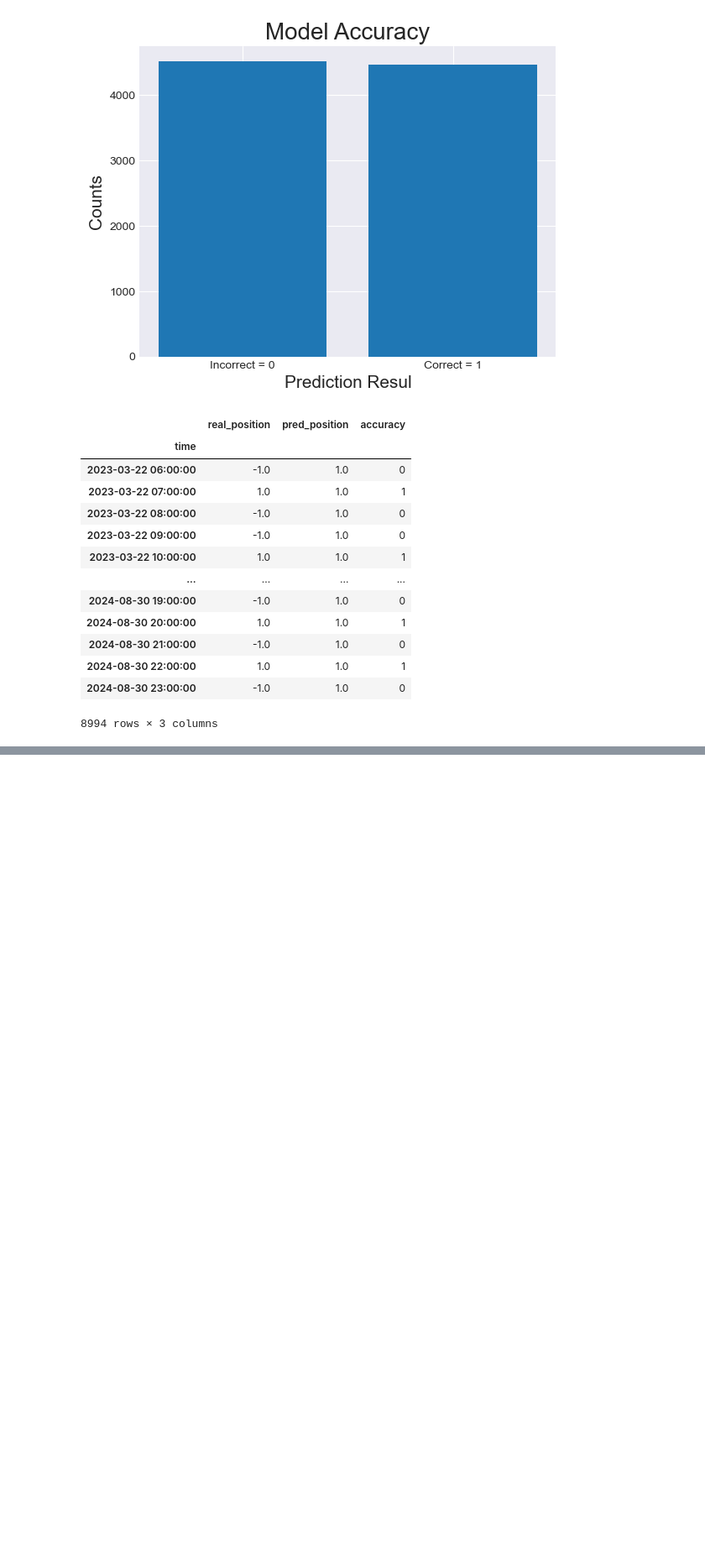
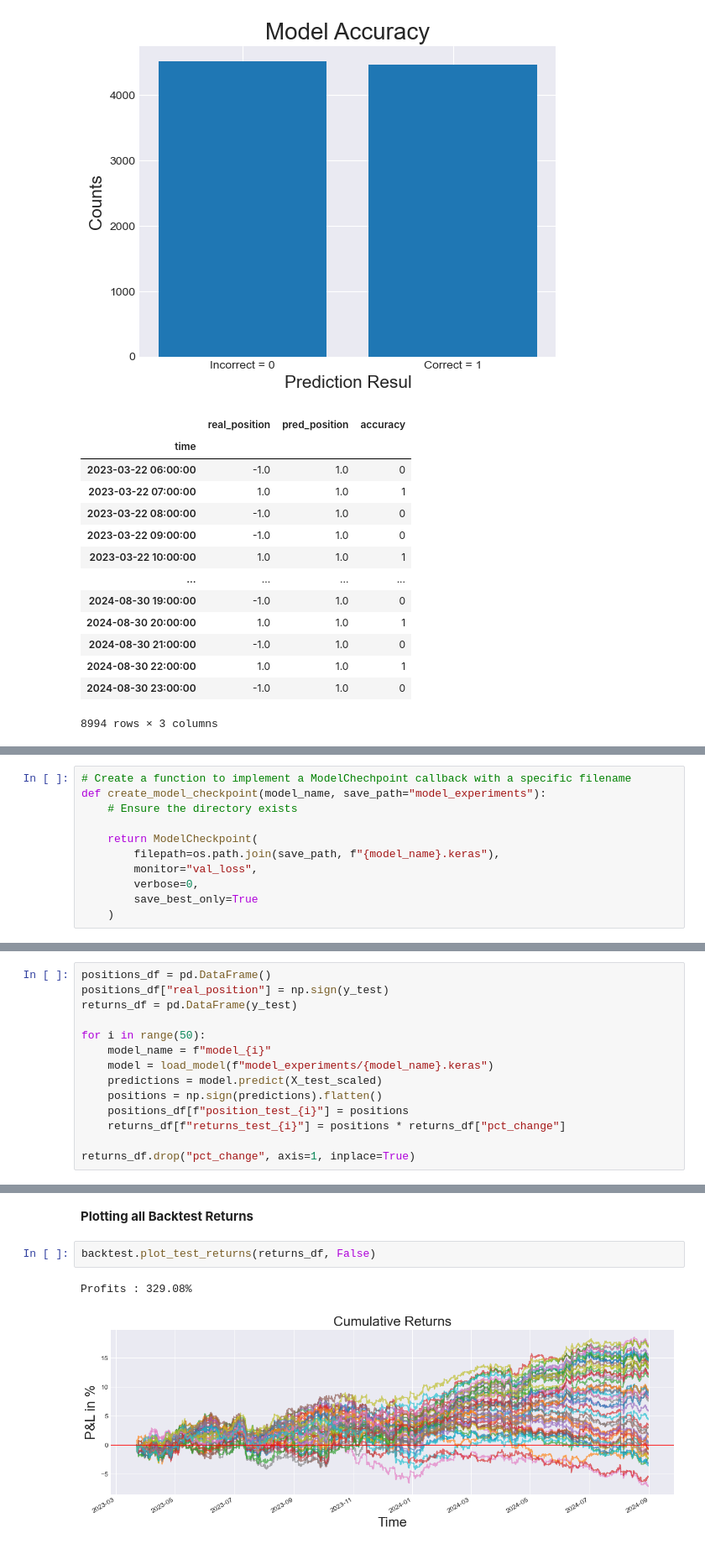
Before and after one commit to YarosInter/Time-Series-Dense-Neural-Network, a Jupyter notebook: Dense_Layer_Neural_Network.ipynb, the cells around one changed output, grey strips where cells are left out. Shown at 84% size. Drawn from its saved outputs; the diff is of its cells as text; blank space fills up the shorter version.

```diff
--- a/Dense_Layer_Neural_Network.ipynb
+++ b/Dense_Layer_Neural_Network.ipynb
@@ -456,0 +464,11 @@ Model has an accuracy of: 49.68%
+# %%
+# Create a function to implement a ModelChechpoint callback with a specific filename
+def create_model_checkpoint(model_name, save_path="model_experiments"):
+    # Ensure the directory exists
+
+    return ModelCheckpoint(
+        filepath=os.path.join(save_path, f"{model_name}.keras"),
+        monitor="val_loss",
+        verbose=0,
+        save_best_only=True
+    )
@@ -456,0 +544,14 @@ Model has an accuracy of: 49.68%
+# %%
+positions_df = pd.DataFrame()
+positions_df["real_position"] = np.sign(y_test)
+returns_df = pd.DataFrame(y_test)
+
+for i in range(50):
+    model_name = f"model_{i}"
+    model = load_model(f"model_experiments/{model_name}.keras")
+    predictions = model.predict(X_test_scaled)
+    positions = np.sign(predictions).flatten()
+    positions_df[f"position_test_{i}"] = positions
+    returns_df[f"returns_test_{i}"] = positions * returns_df["pct_change"]
+
+returns_df.drop("pct_change", axis=1, inplace=True)
@@ -456,0 +614,7 @@ Model has an accuracy of: 49.68%
+# %% [markdown]
+**Plotting all Backtest Returns**
+# %%
+backtest.plot_test_returns(returns_df, False)
+# %% [output]
+Profits : 329.08%
+[figure, added]
```
Also changed, not shown: parts of 28 cells of this notebook, 50 other files.
